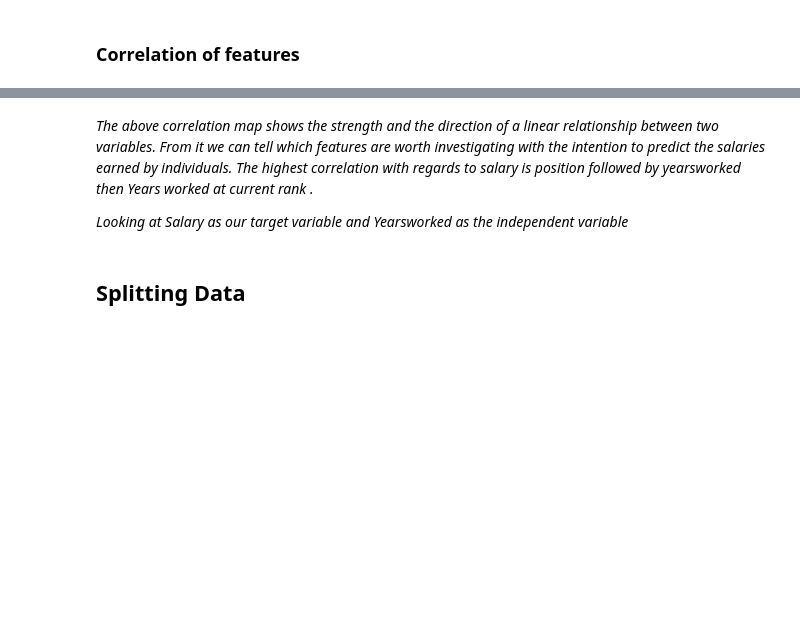
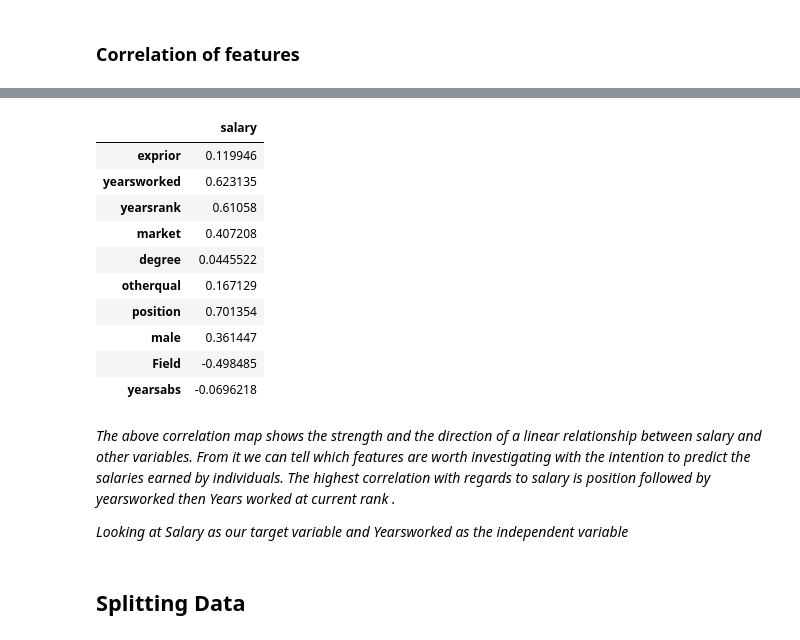
Before and after one commit to LeboSeribe/Linear-Regression, a Jupyter notebook: Linear regression.ipynb, the cells around one changed output, grey strips where cells are left out. Drawn from its saved outputs; the diff is of its cells as text; code cells hidden in the pictures; blank space fills up the shorter version.

```diff
--- a/Linear regression.ipynb
+++ b/Linear regression.ipynb
@@ -79,6 +61,21 @@ corr.style.background_gradient(cmap='coolwarm')
+# %%
+corr = data.corr()[['salary']].drop(['salary']).style.background_gradient(cmap='coolwarm')
+corr
+# %% [output]
+|  | salary |
+| exprior | 0.119946 |
+| yearsworked | 0.623135 |
+| yearsrank | 0.61058 |
+| market | 0.407208 |
+| degree | 0.0445522 |
+| otherqual | 0.167129 |
+| position | 0.701354 |
+| male | 0.361447 |
+| Field | -0.498485 |
+| yearsabs | -0.0696218 |
 # %% [markdown]
 *The above correlation map shows the strength and the direction
-of a linear relationship between two variables.
+of a linear relationship between salary and other variables.
 From it we can tell which features are
 worth investigating with the intention to predict the salaries earned by individuals.
 The highest correlation with regards to salary is position followed by
```
Also changed, not shown: parts of 16 cells of this notebook.
